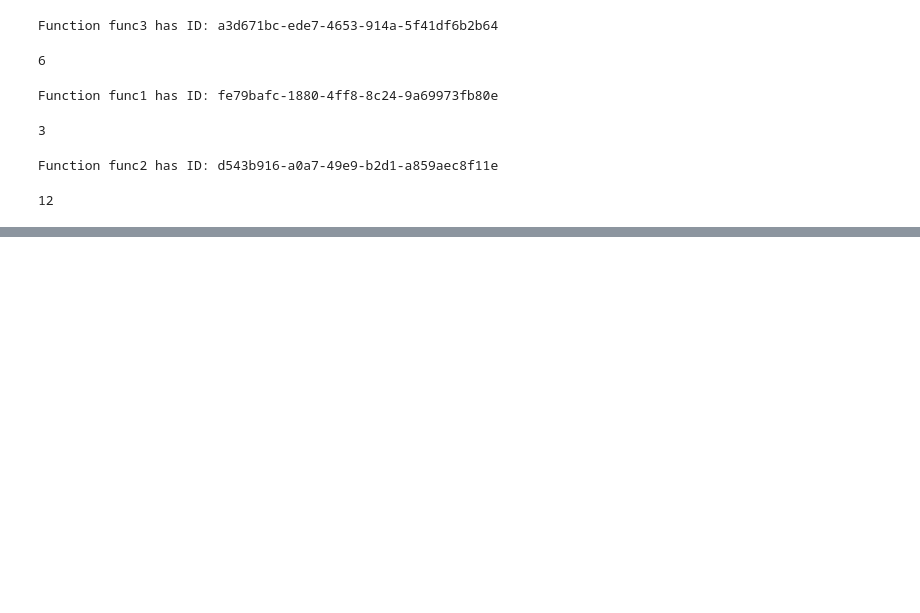
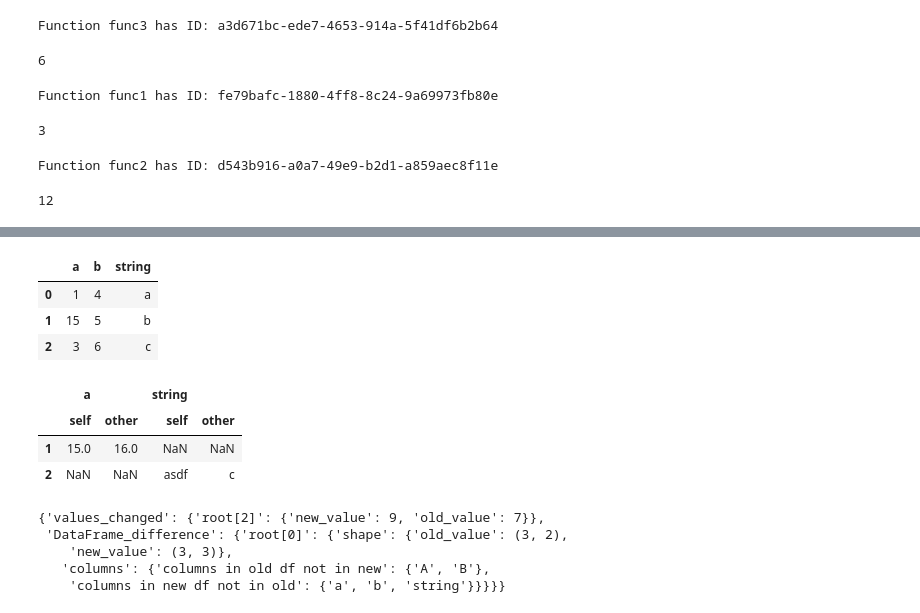
Before and after one commit to ahmedhindi/snapdiff, a Jupyter notebook: testing.ipynb, the cells around one changed output, grey strips where cells are left out. Drawn from its saved outputs; the diff is of its cells as text; code cells hidden in the pictures; blank space fills up the shorter version.

```diff
--- a/testing.ipynb
+++ b/testing.ipynb
@@ -412,0 +423,3 @@ Function func2 has ID: d543b916-a0a7-49e9-b2d1-a859aec8f11e
+# %%
+df = pd.DataFrame({'a': [1, 2, 3, ], 'b': [4, 5, 6, ], 'string': ['a', 'b', 'c']})
+df2 = df = pd.DataFrame({'a': [1, 2, 3, ], 'b': ['4', '5', '6'], 'string': ['a', 'b', 'c']})
@@ -412,0 +499,2 @@ Function func2 has ID: d543b916-a0a7-49e9-b2d1-a859aec8f11e
+# %%
+df['a'][1] = 15
@@ -412,0 +506,2 @@ Function func2 has ID: d543b916-a0a7-49e9-b2d1-a859aec8f11e
+# %%
+df['string'][2] = 'asdf'
@@ -412,0 +523,30 @@ Function func2 has ID: d543b916-a0a7-49e9-b2d1-a859aec8f11e
+# %%
+df2 = df.copy()
+# %%
+df
+# %% [output]
+|  | a | b | string |
+| 0 | 1 | 4 | a |
+| 1 | 15 | 5 | b |
+| 2 | 3 | 6 | c |
+# %%
+df.compare(df2)
+# %% [output]
+|  | a |  | string |  |
+|  | self | other | self | other |
+| 1 | 15.0 | 16.0 | NaN | NaN |
+| 2 | NaN | NaN | asdf | c |
+# %%
+df_operator = compareDataFrames(shallow_diff=True)
+
+DeepDiff(
+    [df1, 5, 7],
+    [df2, 5, 9],
+    custom_operators=[df_operator]
+)
+# %% [output]
+{'values_changed': {'root[2]': {'new_value': 9, 'old_value': 7}},
+ 'DataFrame_difference': {'root[0]': {'shape': {'old_value': (3, 2),
+    'new_value': (3, 3)},
+   'columns': {'columns in old df not in new': {'A', 'B'},
+    'columns in new df not in old': {'a', 'b', 'string'}}}}}
```
Also changed, not shown: parts of 33 cells of this notebook, 4 other files.
